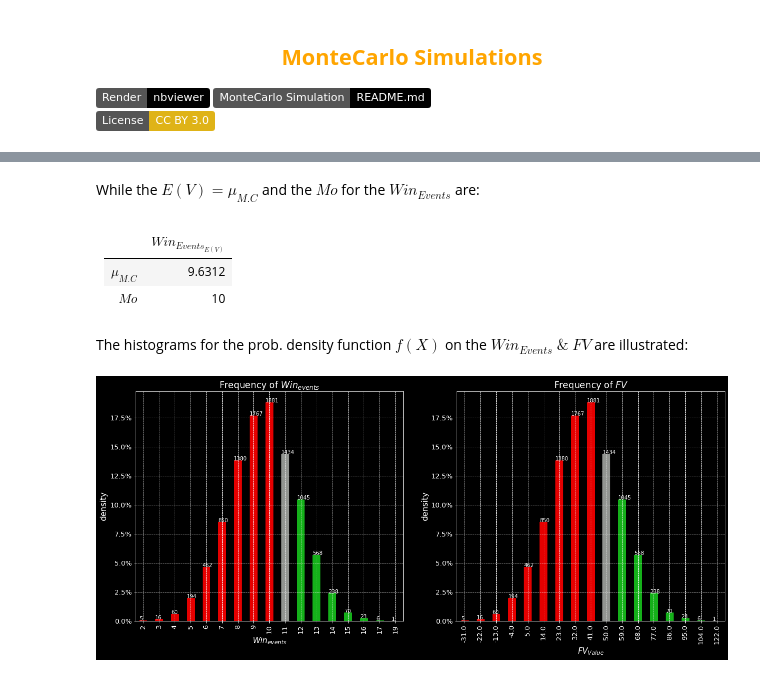
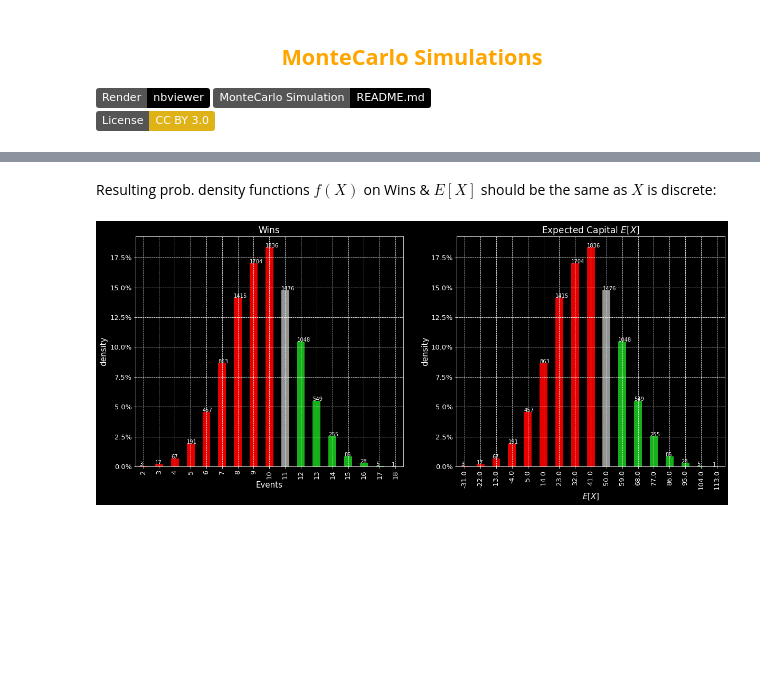
Before and after one commit to EMarquez7/Examen-1, a Jupyter notebook: MC-Simulation.ipynb, the cells around one changed output, grey strips where cells are left out. Saved outputs shown, nothing was run; the diff lists cells and outputs as text; code cells hidden in the pictures; badges without logos; blank space fills up the shorter version.

```diff
--- a/MC-Simulation.ipynb
+++ b/MC-Simulation.ipynb
@@ -275,0 +196,3 @@ d.Markdown(tabulate(df1_FV, headers='keys', tablefmt='pipe'))
+# %%
+tosses = (df1.diff()==8).sum()
+fn.tab_md(dt.frequencies(pd.DataFrame(tosses)))
@@ -317,16 +229,6 @@ d.Markdown(tabulate(df1_ntosses, headers='keys', tablefmt='pipe'))
-# %% [markdown]
-While the $E(V) = \mu_{M.C}$ and the $Mo$ for the $Win_{Events}$ are:
-# %%
-n_TossesEV = pd.DataFrame([(df1.diff()==8).sum().mean(),(df1.diff()==8).sum().mode()[0]], index=['$\mu_{M.C}$', '$Mo$']).rename(columns={0: '$Win_{Events_{E(V)}}$'}) #Mean and Mode values.
-d.Markdown(tabulate(n_TossesEV, headers='keys', tablefmt='pipe'))
-# %% [output]
-|             |   $Win_{Events_{E(V)}}$ |
-|:------------|------------------------:|
-| $\mu_{M.C}$ |                  9.6312 |
-| $Mo$        |                 10      |
-# %% [markdown]
-The histograms for the prob. density function $f(X)$ on the $Win_{Events}$ $\&$ $FV$ are illustrated:
-# %%
-vs.bar_plots(df1_ntosses.iloc[:, :1], df1_FV.iloc[:, :1], '$Win_{events}$', '$FV_{Value}$', 'Frequency of $Win_{events}$', 'Frequency of $FV$')
-# %% [output]
-[figure, removed]
+# %% [markdown]
+Resulting prob. density functions $f(X)$ on Wins & $E[X]$ should be the same as $X$ is discrete:
+# %%
+bar_plots(dt.frequencies(pd.DataFrame(tosses))['frequency'], dt.frequencies(df1)['frequency'], 'Events', '$E[X]$', 'Wins', 'Expected Capital $E[X]$')
+# %% [output]
+[figure, added]
```
Also changed, not shown: parts of 41 cells of this notebook, 10 other files.
